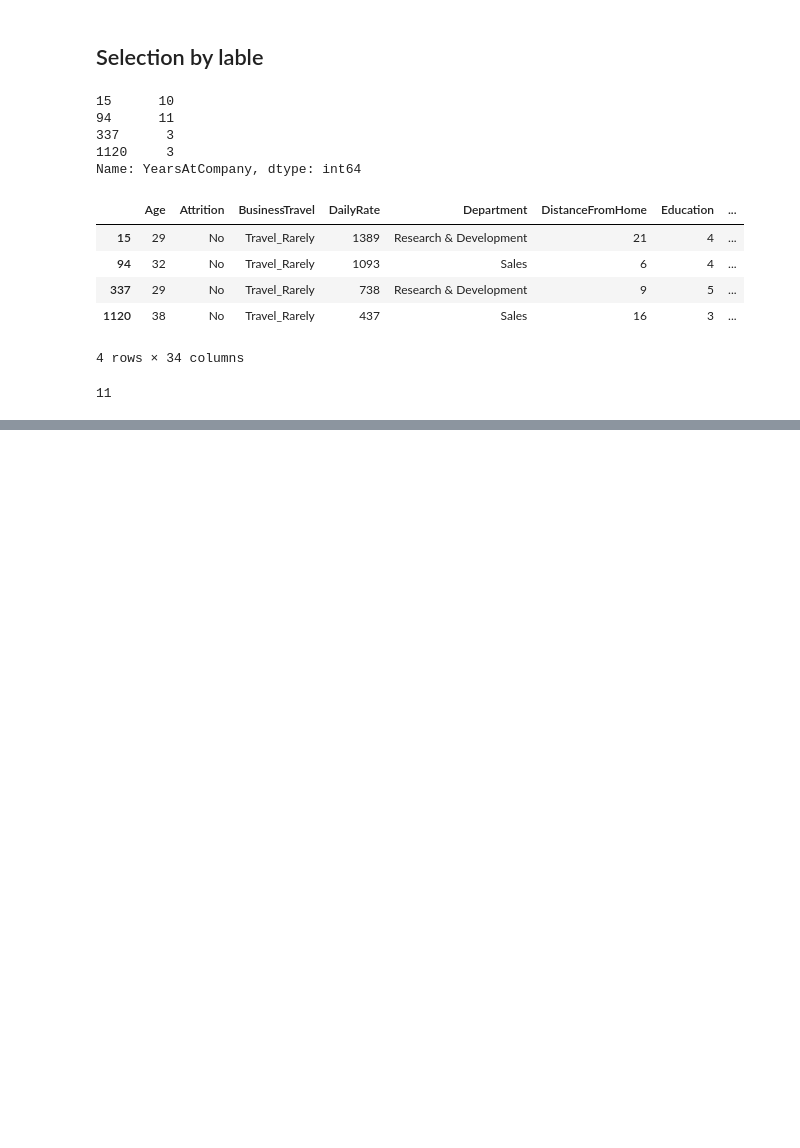
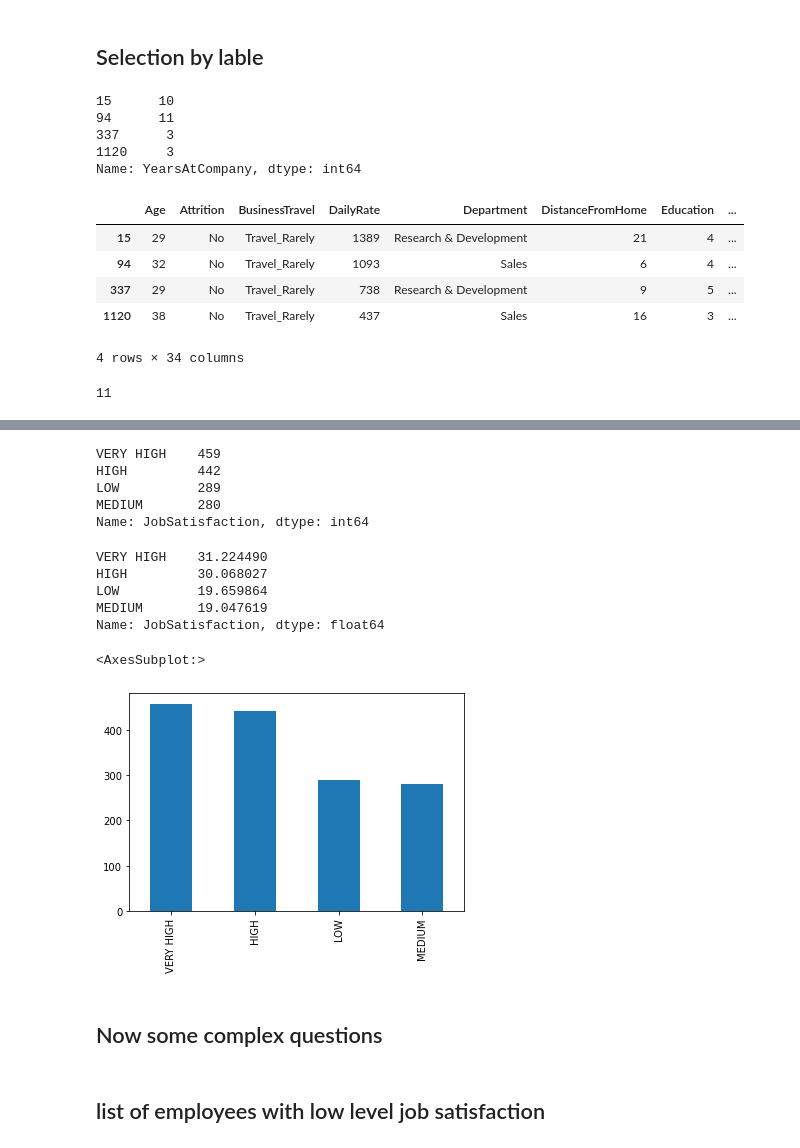
Before and after one commit to sdk1728/python_libraries, a Jupyter notebook: Pandas_library.ipynb, the cells around one changed output, grey strips where cells are left out. Drawn from its saved outputs; the diff is of its cells as text; code cells hidden in the pictures; blank space fills up the shorter version.

```diff
--- a/Pandas_library.ipynb
+++ b/Pandas_library.ipynb
@@ -286,0 +390,10 @@ data.loc[94,'YearsAtCompany']
+# %%
+job_satisfaction ={
+    1:'LOW',
+    2:'MEDIUM',
+    3:'HIGH',
+    4:'VERY HIGH'
+}
+# %%
+data['JobSatisfaction']=data['JobSatisfaction'].map(job_satisfaction)
+data.JobSatisfaction.head()
@@ -286,0 +417,21 @@ data.loc[94,'YearsAtCompany']
+# %%
+data.JobSatisfaction.value_counts()
+# %% [output]
+VERY HIGH    459
+HIGH         442
+LOW          289
+MEDIUM       280
+Name: JobSatisfaction, dtype: int64
+# %%
+100*data.JobSatisfaction.value_counts(normalize=True)  ## in percentage
+# %% [output]
+VERY HIGH    31.224490
+HIGH         30.068027
+LOW          19.659864
+MEDIUM       19.047619
+Name: JobSatisfaction, dtype: float64
+# %%
+data.JobSatisfaction.value_counts().plot(kind='bar')
+# %% [output]
+<AxesSubplot:>
+[figure, added]
@@ -286,0 +441,4 @@ data.loc[94,'YearsAtCompany']
+# %% [markdown]
+## Now some complex questions
+# %% [markdown]
+## list of employees with low level job satisfaction
```
Also changed, not shown: parts of 47 cells of this notebook.
